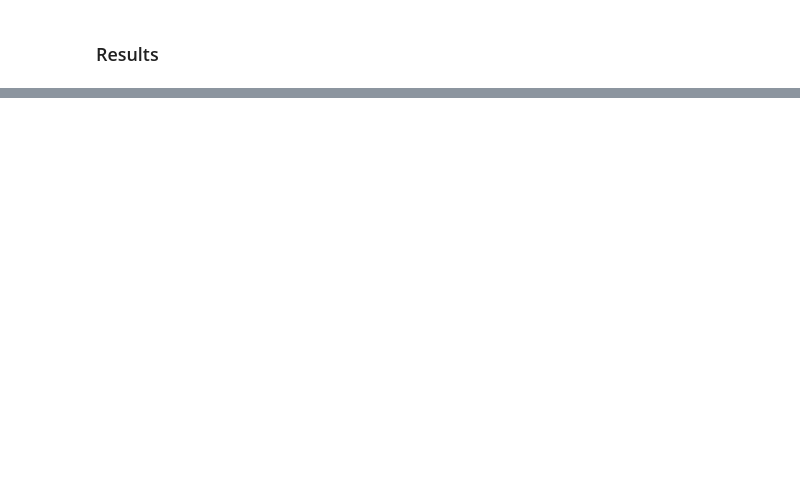
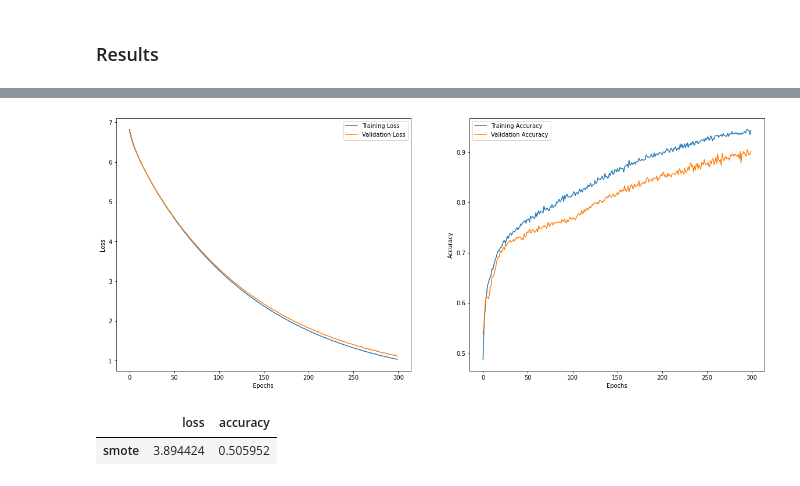
Before and after one commit to yeonatalie/bt4222-ml-sp500, a Jupyter notebook: nn.ipynb, the cells around one changed output, grey strips where cells are left out. Saved outputs shown, nothing was run; the diff lists cells and outputs as text; code cells hidden in the pictures; blank space fills up the shorter version.

```diff
--- a/nn.ipynb
+++ b/nn.ipynb
@@ -315,0 +361,4 @@ results
+# %%
+# Run Bayesian Optimization
+rnn_bo2 = BayesianOptimization(rnn_tuner2, params_rnn2, random_state=42)
+rnn_bo2.maximize(init_points=25, n_iter=4)
@@ -315,0 +382,3 @@ results
+# %%
+best_params = rnn_bo2.max["params"]
+best_params
@@ -315,0 +399,22 @@ results
+# %%
+optimizerL = ['Adam', 'SGD', 'RMSprop']
+optimizerD= {'Adam':Adam(learning_rate=round(best_params['learning_rate'],3)), 'SGD':SGD(learning_rate=round(best_params['learning_rate'],3)),
+              'RMSprop':RMSprop(learning_rate=round(best_params['learning_rate'],3))}
+# %%
+tuned_model2 = Sequential()
+tuned_model2.add(Dense(units=round(best_params['neurons1']), input_shape=(X_train_df.shape[1],),kernel_regularizer=tf.keras.regularizers.l2(round(best_params['C'],3))))
+
+for i in range(round(best_params['layers1'])): #varying first set of hidden layers
+    tuned_model2.add(Dense(round(best_params['neurons2']), activation='relu',kernel_regularizer=tf.keras.regularizers.l2(round(best_params['C'], 3))))
+
+if round(best_params['dropout']) > 0.5:
+    tuned_model2.add(Dropout(round(best_params['dropout_rate'],1), seed=42))
+
+for i in range(round(best_params['layers2'])): #varying second set of hidden layers
+    tuned_model2.add(Dense(round(best_params['neurons3']), activation='relu',kernel_regularizer=tf.keras.regularizers.l2(round(best_params['C'], 3))))
+
+tuned_model2.add(Dense(3, activation='softmax')) #output layer
+
+tuned_model2.compile(loss="sparse_categorical_crossentropy", optimizer = optimizerD[optimizerL[round(best_params['optimizer'])]], metrics=['accuracy'])
+history = tuned_model2.fit(X_train, y_train, epochs=300, validation_split=0.2)
+tuned_model2.summary()
@@ -315,0 +439,6 @@ results
+# %%
+# Plot a graph of the metric vs. epochs.
+plot_curve(history)
+# # Evaluate on Test & Save results
+results.loc['smote'] = list(tuned_model2.evaluate(X_test, y_test))
+# %% [output]
@@ -315,0 +446,6 @@ results
+[figure, added]
+# %%
+results
+# %% [output]
+|  | loss | accuracy |
+| smote | 3.894424 | 0.505952 |
```
Also changed, not shown: parts of 30 cells of this notebook.
